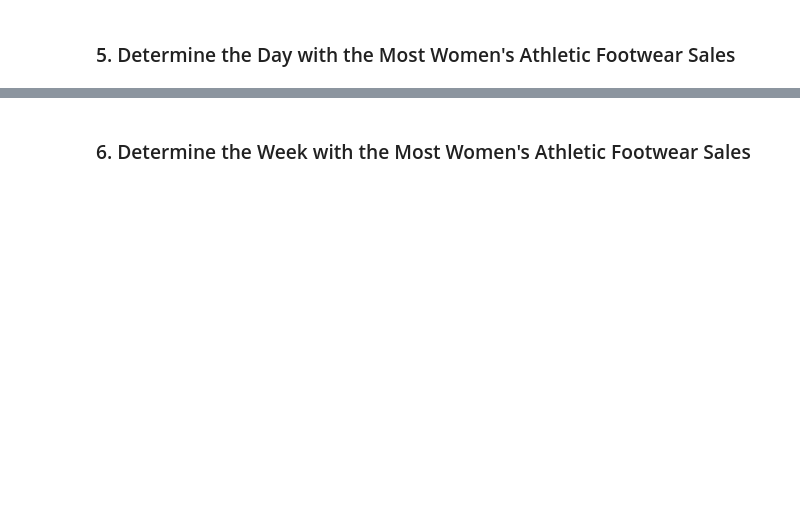
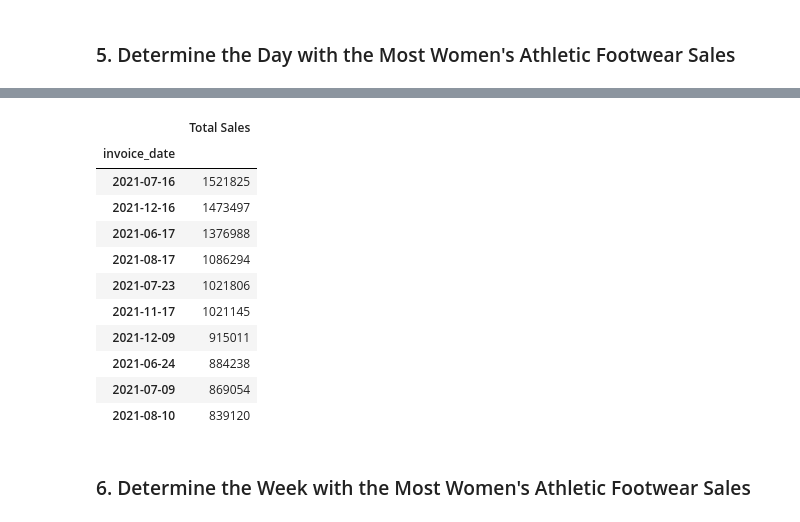
Before and after one commit to robbstenman/athletic_sales_analysis, a Jupyter notebook: athletic_sales_analysis_starter_code.ipynb, the cells around one changed output, grey strips where cells are left out. Cells and saved outputs as stored; diff of their text form; code cells hidden in the pictures; blank space fills up the shorter version.

```diff
--- a/athletic_sales_analysis_starter_code.ipynb
+++ b/athletic_sales_analysis_starter_code.ipynb
@@ -248,9 +285,12 @@ pivot_most_sales_df.head()
 ### 5. Determine the Day with the Most Women's Athletic Footwear Sales
 # %%
 # Create a pivot table with the 'invoice_date' column is the index, and the "total_sales" as the values.
+pivot_daily_sales_df = pd.pivot_table(filtered_womens_df, values="total_sales", index="invoice_date", aggfunc="sum")
 
 
 # Optional: Rename the "total_sales" column to "Total Sales"
+pivot_daily_sales_df.rename(columns={"total_sales": "Total Sales"}, inplace=True)
 
 
 # Show the table.
+pivot_daily_sales_df.head()
@@ -257,8 +305,25 @@ pivot_most_sales_df.head()
 # %%
 # Resample the pivot table into daily bins, and get the total sales for each day.
+daily_sales_total = pivot_daily_sales_df.resample("D").sum()
+
+# Sort the resampled pivot table in ascending order on "Total Sales".
+sorted_daily_sales_total  = daily_sales_total.sort_values(by="Total Sales", ascending=False)
 
 
-# Sort the resampled pivot table in ascending order on "Total Sales".
+sorted_daily_sales_total.head(10)
+# %% [output]
+|  | Total Sales |
+| invoice_date |  |
+| 2021-07-16 | 1521825 |
+| 2021-12-16 | 1473497 |
+| 2021-06-17 | 1376988 |
+| 2021-08-17 | 1086294 |
+| 2021-07-23 | 1021806 |
+| 2021-11-17 | 1021145 |
+| 2021-12-09 | 915011 |
+| 2021-06-24 | 884238 |
+| 2021-07-09 | 869054 |
+| 2021-08-10 | 839120 |
 # %% [markdown]
 ### 6.  Determine the Week with the Most Women's Athletic Footwear Sales
 # %%
```
Also changed, not shown: parts of 4 cells of this notebook.
